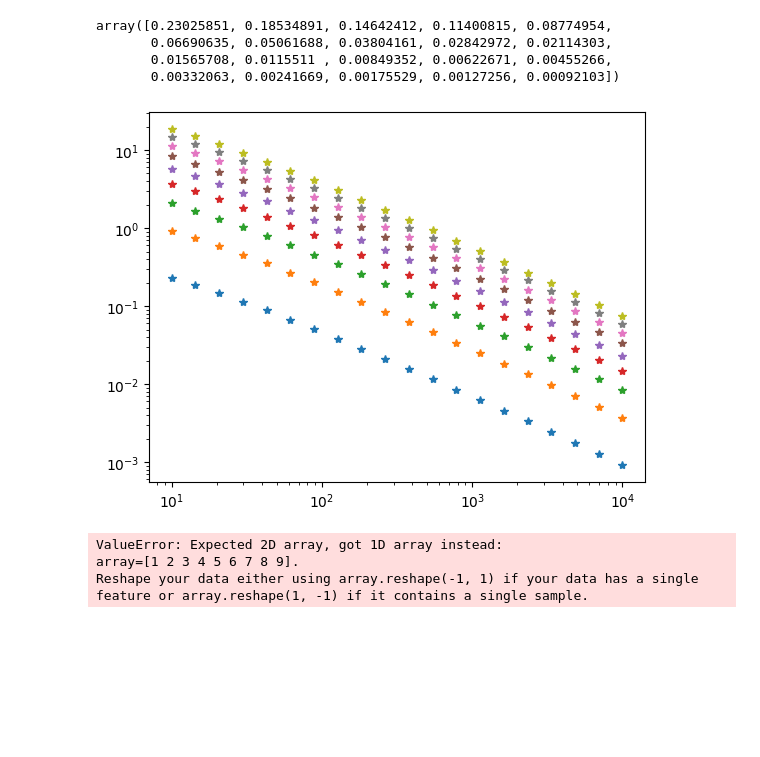
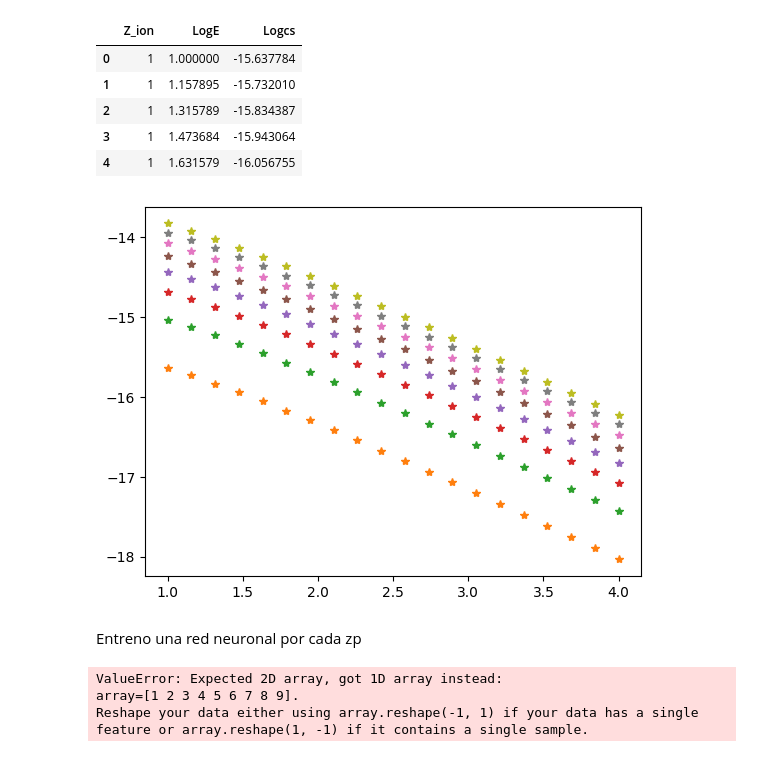
Before and after one commit to sebastlop/atomic_cond, a Jupyter notebook: test_new_approach.ipynb, the cells around one changed output. Drawn from its saved outputs; the diff is of its cells as text; code cells hidden in the pictures; blank space fills up the shorter version.

```diff
--- a/test_new_approach.ipynb
+++ b/test_new_approach.ipynb
@@ -8,20 +8,25 @@ import pandas as pd
 x = np.logspace(1,4, 20)
 y = np.log(x-7)/x
 z_ion = np.arange(1,10)
-dataset = []
-for zp in z_ion:
-    dataset.append([zp, zp**2*np.log(x)/x])
-dataset[0][1]
+dataset = pd.DataFrame()
+dataset['Z_ion'] = np.array([zp*np.ones_like(x) for zp in np.arange(1,10)]).reshape(-1).astype(int)
+dataset['LogE'] = np.log10(np.tile(x,9))
+dataset['Logcs'] = np.log10(np.array([zp**2*np.log(x)/x*1e-15 for zp in range(1,10)]).reshape(-1))
+dataset.head()
 # %% [output]
-array([0.23025851, 0.18534891, 0.14642412, 0.11400815, 0.08774954,
-       0.06690635, 0.05061688, 0.03804161, 0.02842972, 0.02114303,
-       0.01565708, 0.0115511 , 0.00849352, 0.00622671, 0.00455266,
-       0.00332063, 0.00241669, 0.00175529, 0.00127256, 0.00092103])
+|  | Z_ion | LogE | Logcs |
+| 0 | 1 | 1.000000 | -15.637784 |
+| 1 | 1 | 1.157895 | -15.732010 |
+| 2 | 1 | 1.315789 | -15.834387 |
+| 3 | 1 | 1.473684 | -15.943064 |
+| 4 | 1 | 1.631579 | -16.056755 |
 # %%
 for i in range(0,9):
-    plt.loglog(x,dataset[i][1], '*')
+    plt.plot(dataset[dataset['Z_ion']==i]['LogE'],dataset[dataset['Z_ion']==i]['Logcs'], '*')
 # %% [output]
-[figure, old version]
+[figure, new version]
+# %% [markdown]
+Entreno una red neuronal por cada zp
 # %%
 zp_encoder = OneHotEncoder()
 zp_encoder.fit()
```
Also changed, not shown: parts of 1 cell of this notebook.
